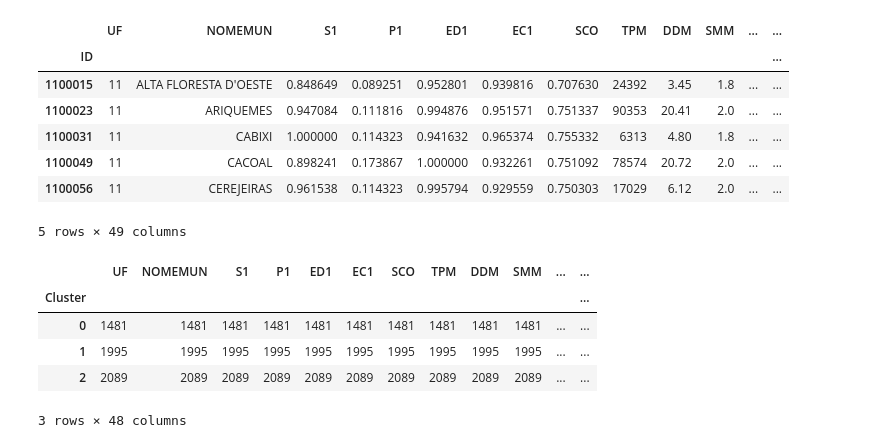
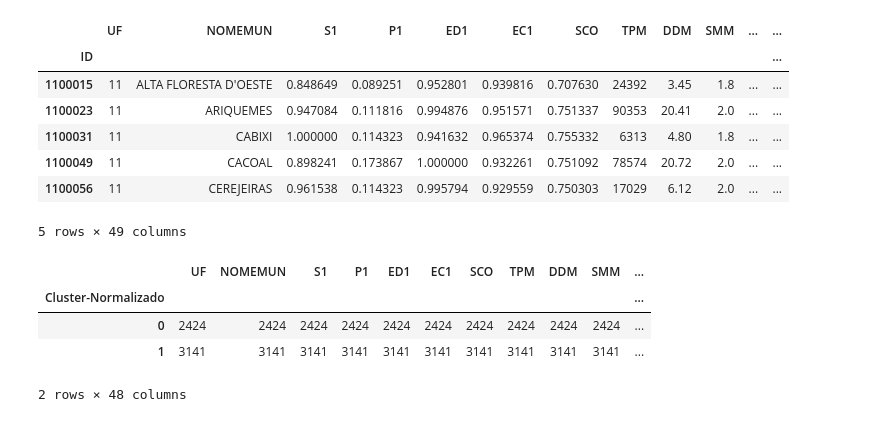
Before and after one commit to secretaria-ICA/Clusterizacao_dos_Municipios_Brasileiros_Uma_Abordagem_para_Igualdade_de_Genero, a Jupyter notebook: Trabalho_Izabella.ipynb, the cells around one changed output. Drawn from its saved outputs; the diff is of its cells as text; code cells hidden in the pictures.

```diff
--- a/Trabalho_Izabella.ipynb
+++ b/Trabalho_Izabella.ipynb
@@ -223,6 +271,6 @@ plt.show()
 # %%
-kmeans = KMeans(n_clusters = 3, init = 'random')
+kmeans = KMeans(n_clusters = 2, init = 'k-means++', random_state=1234)
 
-kmeans.fit(x)
+kmeans.fit(n)
 kmeans.cluster_centers_
 # %% [output]
@@ -246,4 +294,4 @@ array([[-5.33723074e-02, -2.01860585e-01, -1.05629453e-01,
 # %%
-distance = kmeans.fit_transform(x)
+distance = kmeans.fit_transform(n)
 distance
 # %% [output]
@@ -257,4 +305,5 @@ array([[ 7.19068464,  4.39846956,  5.28629286],
 # %%
 labels = kmeans.labels_
-labels
+nl=labels
+nl
 # %% [output]
@@ -262,5 +311,5 @@ array([1, 1, 1, ..., 1, 1, 0])
 # %%
-df['Cluster']=pd.Series(labels).values
+df['Cluster-Normalizado']=pd.Series(nl).values
 # %%
 df.head()
 # %% [output]
@@ -273,11 +322,10 @@ df.head()
 | 1100056 | 11 | CEREJEIRAS | 0.961538 | 0.114323 | 0.995794 | 0.929559 | 0.750303 | 17029 | 6.12 | 2.0 | ... | ... |
 5 rows × 49 columns
 # %%
-df.groupby(['Cluster']).count()
+df.groupby(['Cluster-Normalizado']).count()
 # %% [output]
-|  | UF | NOMEMUN | S1 | P1 | ED1 | EC1 | SCO | TPM | DDM | SMM | ... | ... |
-| Cluster |  |  |  |  |  |  |  |  |  |  |  | ... |
-| 0 | 1481 | 1481 | 1481 | 1481 | 1481 | 1481 | 1481 | 1481 | 1481 | 1481 | ... | ... |
-| 1 | 1995 | 1995 | 1995 | 1995 | 1995 | 1995 | 1995 | 1995 | 1995 | 1995 | ... | ... |
-| 2 | 2089 | 2089 | 2089 | 2089 | 2089 | 2089 | 2089 | 2089 | 2089 | 2089 | ... | ... |
+|  | UF | NOMEMUN | S1 | P1 | ED1 | EC1 | SCO | TPM | DDM | SMM | ... |
+| Cluster-Normalizado |  |  |  |  |  |  |  |  |  |  | ... |
+| 0 | 2424 | 2424 | 2424 | 2424 | 2424 | 2424 | 2424 | 2424 | 2424 | 2424 | ... |
+| 1 | 3141 | 3141 | 3141 | 3141 | 3141 | 3141 | 3141 | 3141 | 3141 | 3141 | ... |
-3 rows × 48 columns
+2 rows × 48 columns
```
Also changed, not shown: parts of 38 cells of this notebook.
